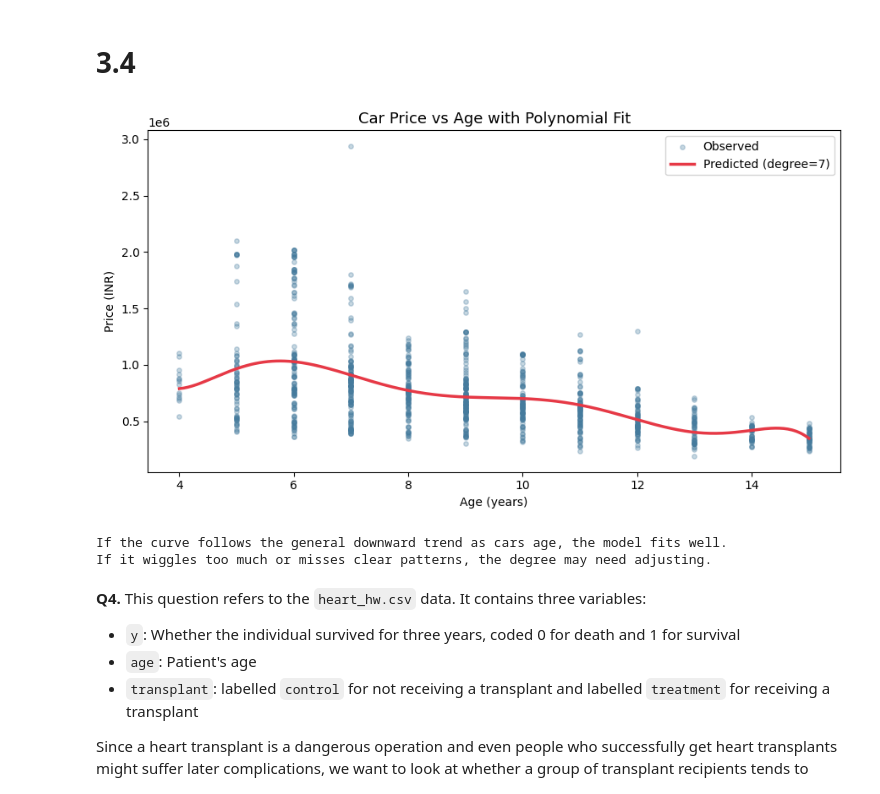
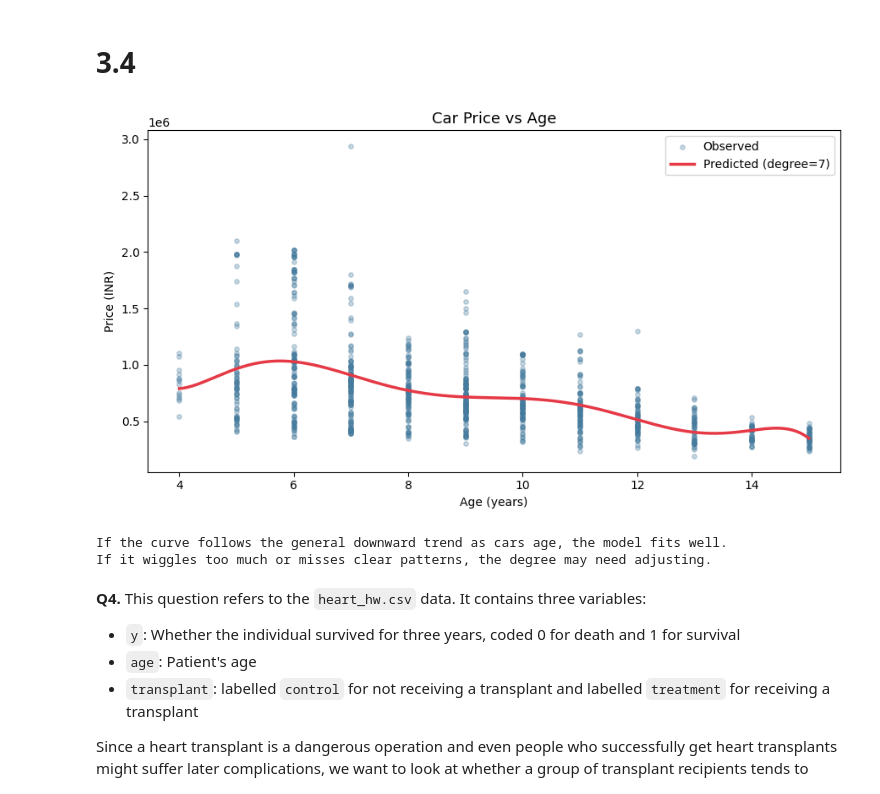
Before and after one commit to timlee717/undergrad_ml_assignments, a Jupyter notebook: 03_assignment_linear_models.ipynb, the cells around one changed output. Cells and saved outputs as stored; diff of their text form; code cells hidden in the pictures.

```diff
--- a/03_assignment_linear_models.ipynb
+++ b/03_assignment_linear_models.ipynb
@@ -524,29 +522,29 @@ Best polynomial degree by 10-fold CV: 7
 # %%
 #fitting the best model on data
 best_model = Pipeline([
     ("poly", PolynomialFeatures(degree=best_degree, include_bias=False)),
     ("lr", LinearRegression())
 ])
 best_model.fit(X_age, y_price)
 
 #smooth prediction line
 age_grid = np.linspace(cars["Age"].min(), cars["Age"].max(), 300).reshape(-1, 1)
 pred_grid = best_model.predict(age_grid)
 
 fig, ax = plt.subplots(figsize=(9, 5))
 ax.scatter(cars["Age"], cars["Price"], alpha=0.3, color="#457b9d", s=15, label="Observed")
 ax.plot(age_grid, pred_grid, color="#e63946", linewidth=2.5, label=f"Predicted (degree={best_degree})")
-ax.set_title("Car Price vs Age with Polynomial Fit", fontsize=13)
+ax.set_title("Car Price vs Age", fontsize=13)
 ax.set_xlabel("Age (years)")
 ax.set_ylabel("Price (INR)")
 ax.legend()
 plt.tight_layout()
 plt.show()
 
 print("If the curve follows the general downward trend as cars age, the model fits well.")
 print("If it wiggles too much or misses clear patterns, the degree may need adjusting.")
 # %% [output]
-[figure, old version]
+[figure, new version]
 If the curve follows the general downward trend as cars age, the model fits well.
 If it wiggles too much or misses clear patterns, the degree may need adjusting.
 # %% [markdown]
```
Also changed, not shown: parts of 18 cells of this notebook.
